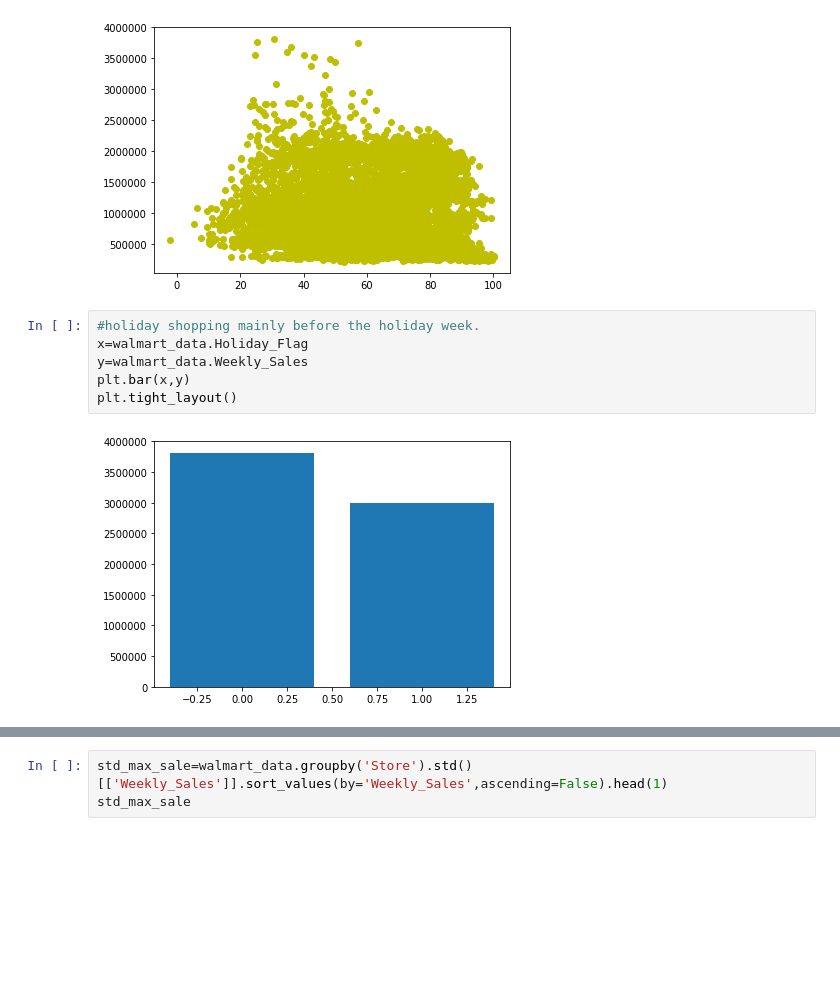
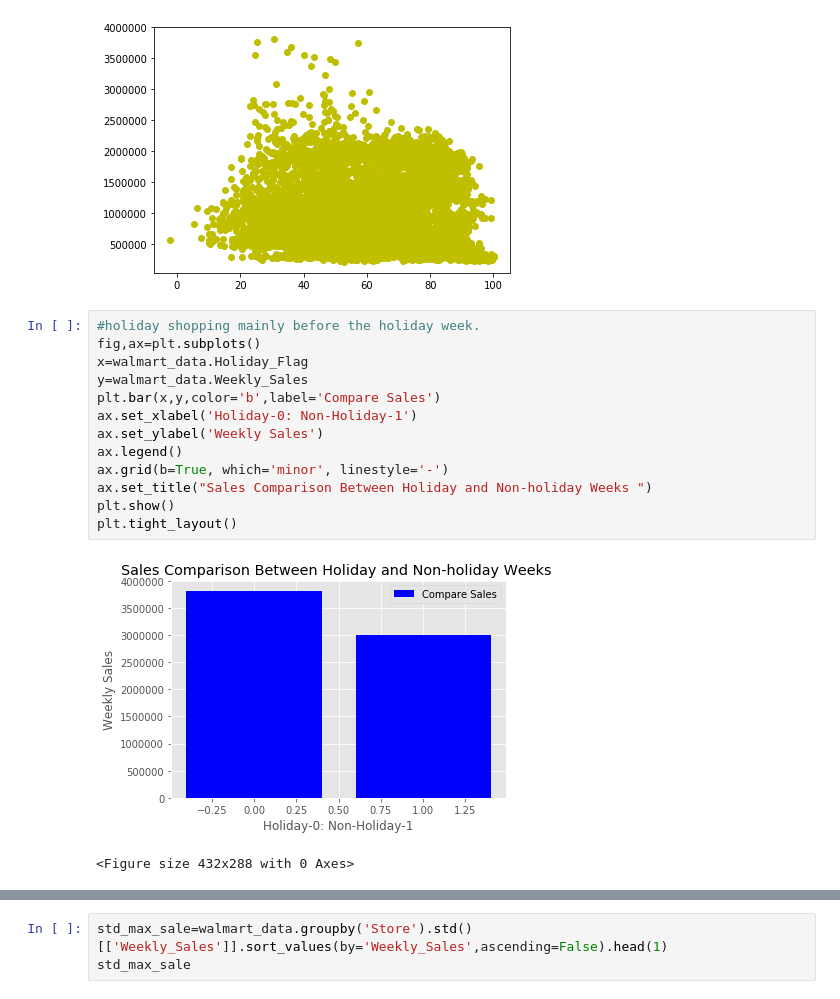
Before and after one commit to Niv-19/Capstone1_Niv, a Jupyter notebook: Walmart Sales Analysis.ipynb, the cells around one changed output, grey strips where cells are left out. Drawn from its saved outputs; the diff is of its cells as text; blank space fills up the shorter version.

```diff
--- a/Walmart Sales Analysis.ipynb
+++ b/Walmart Sales Analysis.ipynb
@@ -150,11 +152,19 @@ plt.tight_layout()
 [figure]
 # %%
 #holiday shopping mainly before the holiday week.
+fig,ax=plt.subplots()
 x=walmart_data.Holiday_Flag
 y=walmart_data.Weekly_Sales
-plt.bar(x,y)
+plt.bar(x,y,color='b',label='Compare Sales')
+ax.set_xlabel('Holiday-0: Non-Holiday-1')
+ax.set_ylabel('Weekly Sales')
+ax.legend()
+ax.grid(b=True, which='minor', linestyle='-')
+ax.set_title("Sales Comparison Between Holiday and Non-holiday Weeks ")
+plt.show()
 plt.tight_layout()
 # %% [output]
-[figure, old version]
+[figure, new version]
+<Figure size 432x288 with 0 Axes>
 # %%
 #location is important for high weekly sales
```
Also changed, not shown: parts of 19 cells of this notebook.
